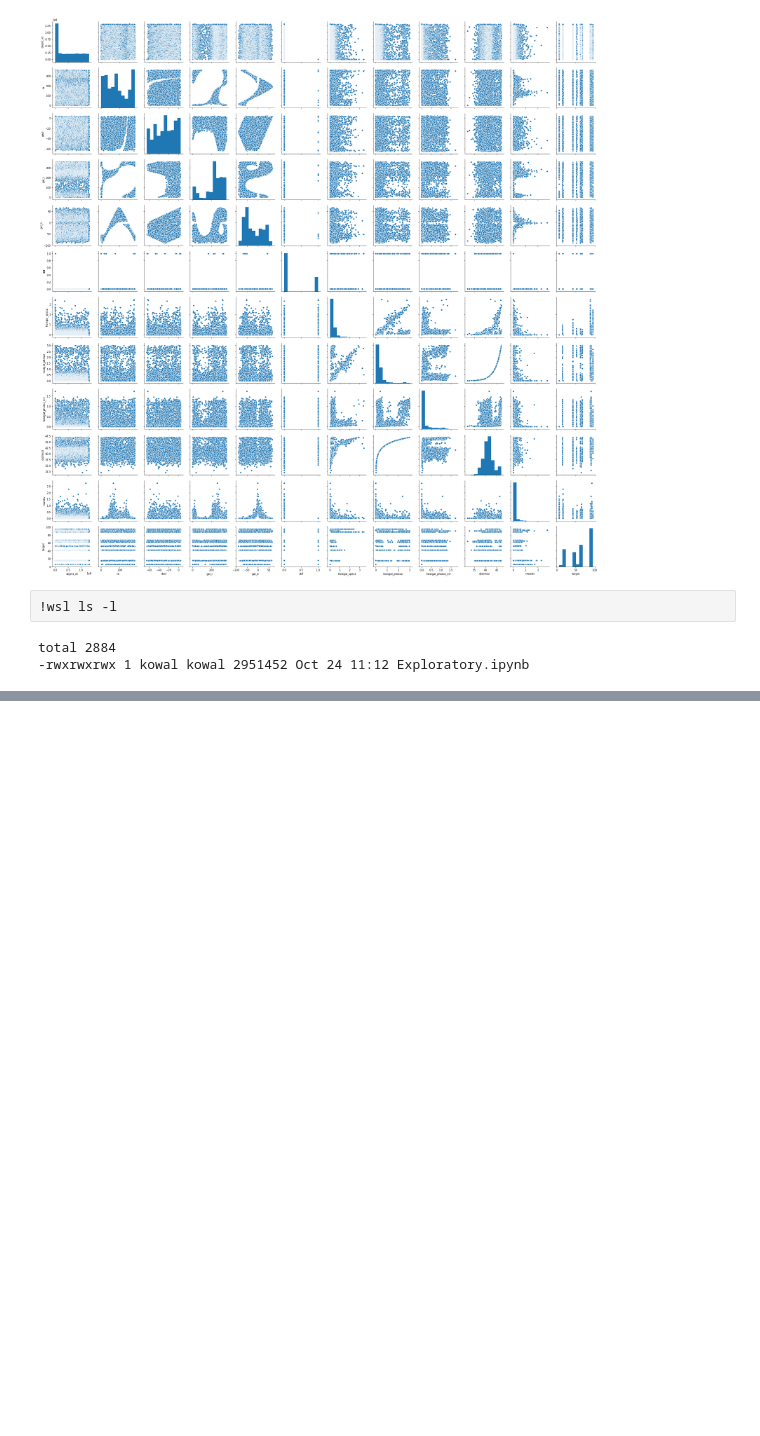
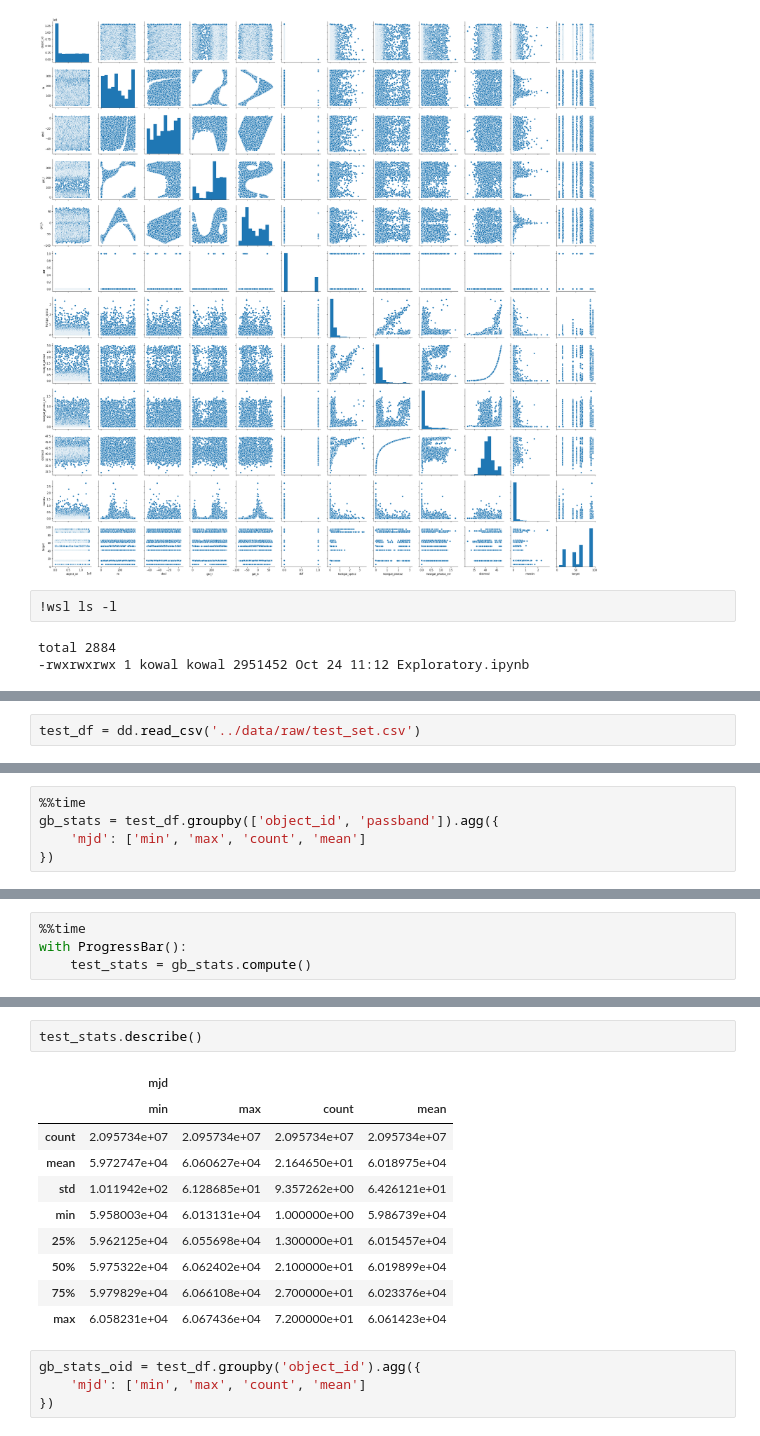
Before and after one commit to kowaalczyk/astronomical-classification, a Jupyter notebook: notebooks/Exploratory.ipynb, the cells around one changed output, grey strips where cells are left out. Cells and saved outputs as stored; diff of their text form; blank space fills up the shorter version.

```diff
--- a/notebooks/Exploratory.ipynb
+++ b/notebooks/Exploratory.ipynb
@@ -75,0 +126,2 @@ total 2884
+# %%
+test_df = dd.read_csv('../data/raw/test_set.csv')
@@ -75,0 +140,5 @@ total 2884
+# %%
+%%time
+gb_stats = test_df.groupby(['object_id', 'passband']).agg({
+    'mjd': ['min', 'max', 'count', 'mean']
+})
@@ -75,0 +148,4 @@ total 2884
+# %%
+%%time
+with ProgressBar():
+    test_stats = gb_stats.compute()
@@ -75,0 +167,17 @@ total 2884
+# %%
+test_stats.describe()
+# %% [output]
+|  | mjd |  |  |  |
+|  | min | max | count | mean |
+| count | 2.095734e+07 | 2.095734e+07 | 2.095734e+07 | 2.095734e+07 |
+| mean | 5.972747e+04 | 6.060627e+04 | 2.164650e+01 | 6.018975e+04 |
+| std | 1.011942e+02 | 6.128685e+01 | 9.357262e+00 | 6.426121e+01 |
+| min | 5.958003e+04 | 6.013131e+04 | 1.000000e+00 | 5.986739e+04 |
+| 25% | 5.962125e+04 | 6.055698e+04 | 1.300000e+01 | 6.015457e+04 |
+| 50% | 5.975322e+04 | 6.062402e+04 | 2.100000e+01 | 6.019899e+04 |
+| 75% | 5.979829e+04 | 6.066108e+04 | 2.700000e+01 | 6.023376e+04 |
+| max | 6.058231e+04 | 6.067436e+04 | 7.200000e+01 | 6.061423e+04 |
+# %%
+gb_stats_oid = test_df.groupby('object_id').agg({
+    'mjd': ['min', 'max', 'count', 'mean']
+})
```
Also changed, not shown: parts of 17 cells of this notebook, 8 other files.
